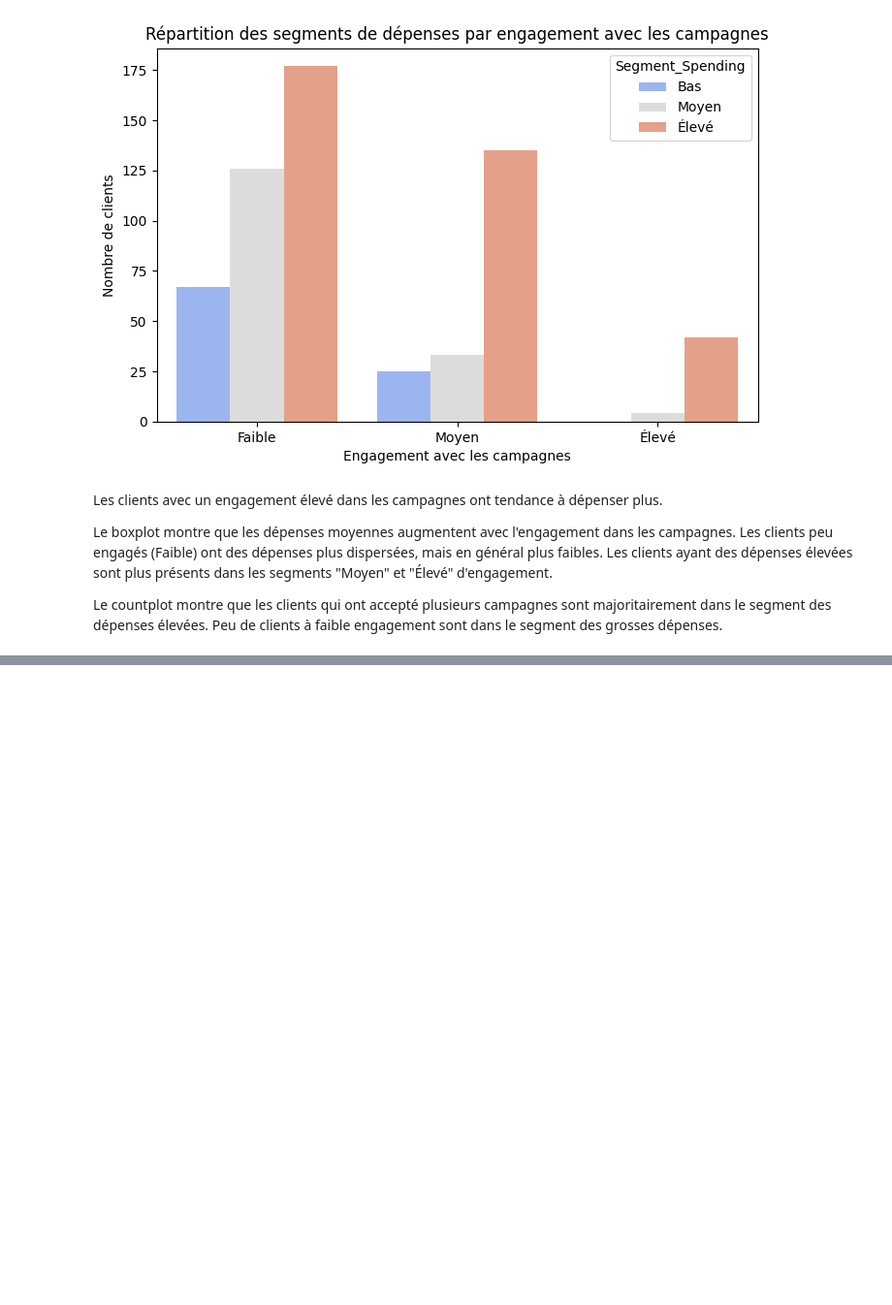
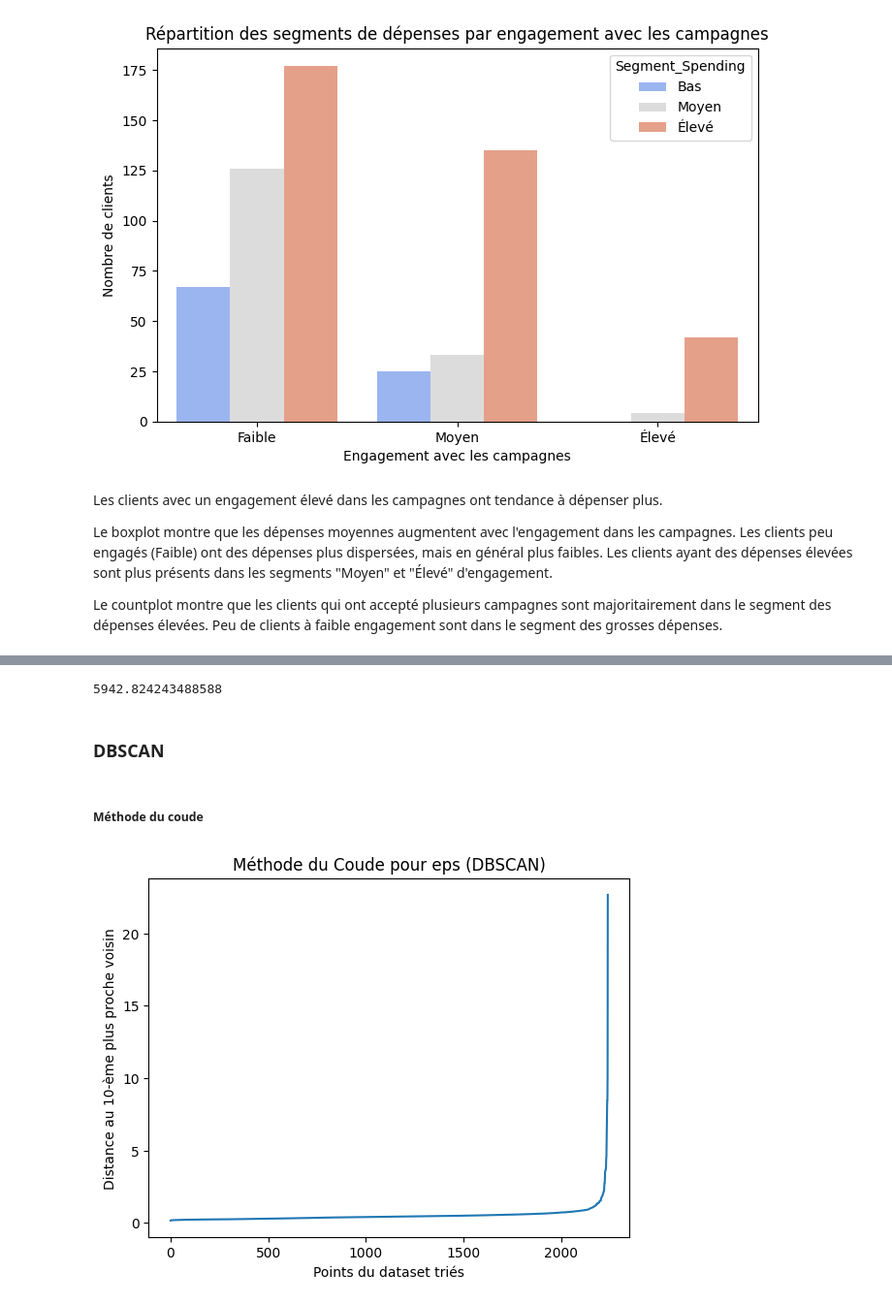
Before and after one commit to Yohannkp/Analyse-Marketing, a Jupyter notebook: Notebook/notebook.ipynb, the cells around one changed output, grey strips where cells are left out. Shown at 97% size. Drawn from its saved outputs; the diff is of its cells as text; code cells hidden in the pictures; blank space fills up the shorter version.

```diff
--- a/Notebook/notebook.ipynb
+++ b/Notebook/notebook.ipynb
@@ -406,0 +519,35 @@ _Analyser les freins des clients à fort revenu qui acceptent peu de campagnes.
+# %%
+kmeans.score(X) # ou
+kmeans.inertia_
+# %% [output]
+5942.824243488588
+# %% [markdown]
+### DBSCAN
+# %% [markdown]
+##### Méthode du coude
+# %%
+from sklearn.neighbors import NearestNeighbors
+import numpy as np
+import matplotlib.pyplot as plt
+
+# Choisir le même nombre que `min_samples`
+k = 10
+
+# Calcul des distances entre chaque point et ses k voisins les plus proches
+nearest_neighbors = NearestNeighbors(n_neighbors=k)
+nearest_neighbors.fit(X)
+distances, indices = nearest_neighbors.kneighbors(X)
+
+
+
+# Trier les distances du plus petit au plus grand
+distances = np.sort(distances[:, k-1])
+
+# Tracer le graphe des distances
+plt.plot(distances)
+plt.xlabel("Points du dataset triés")
+plt.ylabel(f"Distance au {k}-ème plus proche voisin")
+plt.title("Méthode du Coude pour eps (DBSCAN)")
+plt.show()
+# %% [output]
+[figure, added]
```
Also changed, not shown: parts of 61 cells of this notebook.
